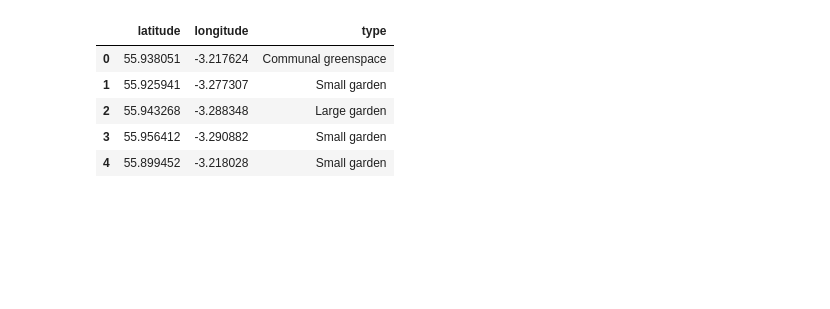
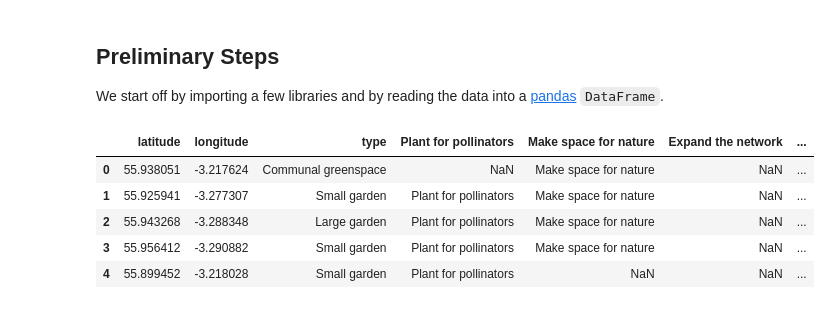
Before and after one commit to prewired/workshops, a Jupyter notebook: notebooks/swt.ipynb, the cells around one changed output. Drawn from its saved outputs; the diff is of its cells as text; code cells hidden in the pictures; blank space fills up the shorter version.

```diff
--- a/notebooks/swt.ipynb
+++ b/notebooks/swt.ipynb
@@ -5,26 +0,0 @@ https://edinburghlivinglandscape.org.uk/pollinatorpledge/
-# %%
-import logging
-import sys
-
-import folium
-import geopandas as gpd
-import matplotlib as mpl
-import matplotlib.pyplot as plt
-import pandas as pd
-import seaborn as sns
-from shapely.geometry import Point
-
-%load_ext autoreload
-%autoreload 2
-
-%matplotlib inline
-%config InlineBackend.figure_format = 'retina'
-
-sns.set_context("poster")
-sns.set(rc={'figure.figsize': (16, 9.)})
-sns.set_style("whitegrid")
-
-pd.set_option("display.max_rows", 120)
-pd.set_option("display.max_columns", 120)
-
-logging.basicConfig(level=logging.INFO, stream=sys.stdout)
@@ -33,0 +7,4 @@ The autoreload extension is already loaded. To reload it, use:
+# %% [markdown]
+## Preliminary Steps
+
+We start off by importing a few libraries and by reading the data into a [pandas](https://pandas.pydata.org) `DataFrame`.
@@ -34,16 +17,12 @@ The autoreload extension is already loaded. To reload it, use:
 # %%
 fn = '../data/interim/swt_pollinator_data-2019-02-15.csv'
 pollinator_data = pd.read_csv(fn, parse_dates=['Entry Date'])
 pollinator_data = pollinator_data.rename(columns={'What type of space do you have?': 'type'})
+pollinator_data.head()
+# %% [output]
+|  | latitude | longitude | type | Plant for pollinators | Make space for nature | Expand the network | ... |
+| 0 | 55.938051 | -3.217624 | Communal greenspace | NaN | Make space for nature | NaN | ... |
+| 1 | 55.925941 | -3.277307 | Small garden | Plant for pollinators | Make space for nature | NaN | ... |
+| 2 | 55.943268 | -3.288348 | Large garden | Plant for pollinators | Make space for nature | NaN | ... |
+| 3 | 55.956412 | -3.290882 | Small garden | Plant for pollinators | Make space for nature | NaN | ... |
+| 4 | 55.899452 | -3.218028 | Small garden | Plant for pollinators | NaN | NaN | ... |
-# %%
-df = pollinator_data[['latitude', 'longitude', 'type']]
-df = df.dropna()
-#df = df.drop('Entry Date', axis=1)
-df.head()
-# %% [output]
-|  | latitude | longitude | type |
-| 0 | 55.938051 | -3.217624 | Communal greenspace |
-| 1 | 55.925941 | -3.277307 | Small garden |
-| 2 | 55.943268 | -3.288348 | Large garden |
-| 3 | 55.956412 | -3.290882 | Small garden |
-| 4 | 55.899452 | -3.218028 | Small garden |
```
Also changed, not shown: parts of 14 cells of this notebook.
